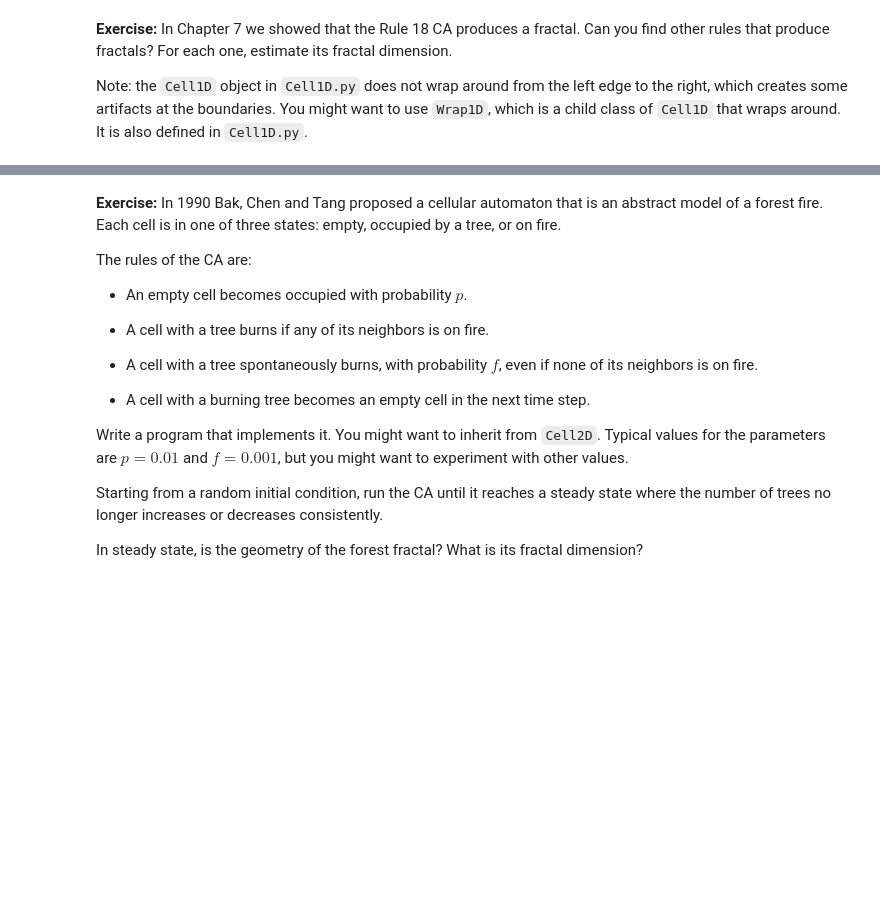
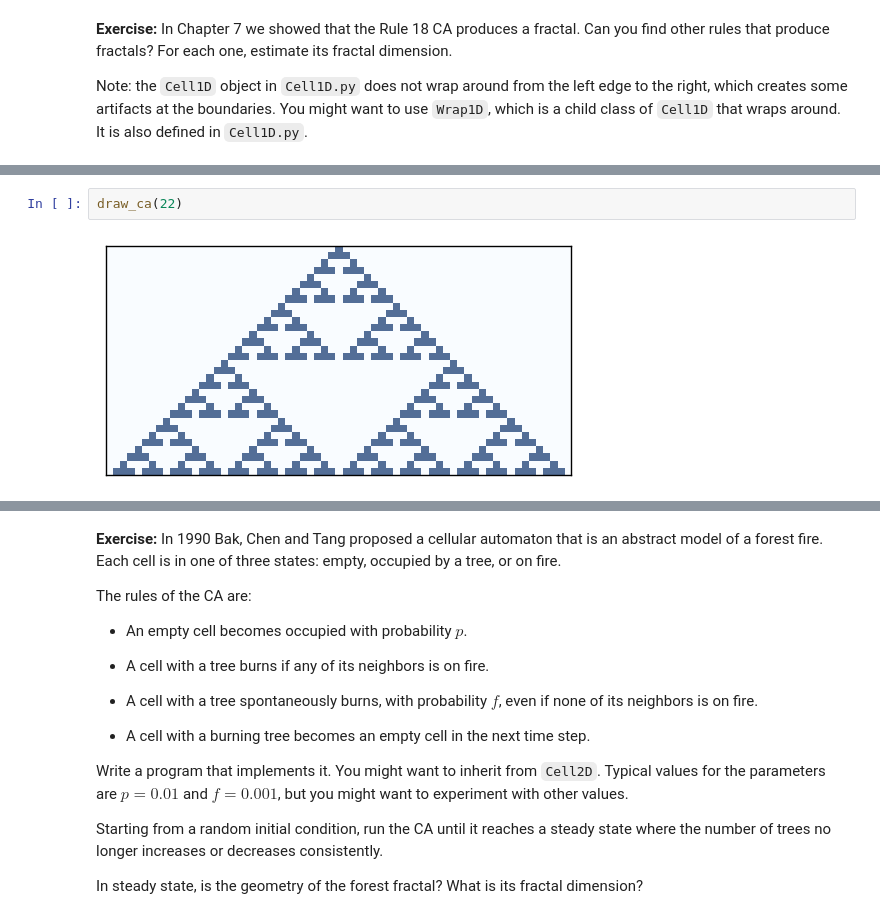
Before and after one commit to YehEmily/ThinkComplexity2, a Jupyter notebook: code/chap07mine.ipynb, the cells around one changed output, grey strips where cells are left out. Cells and saved outputs as stored; diff of their text form; blank space fills up the shorter version.

```diff
--- a/code/chap07mine.ipynb
+++ b/code/chap07mine.ipynb
@@ -775,0 +789,4 @@ test_fractal(184) # Looks like this has a dimension of just 1
+# %%
+draw_ca(22)
+# %% [output]
+[figure, added]
```
Also changed, not shown: parts of 21 cells of this notebook, 1 other file.
